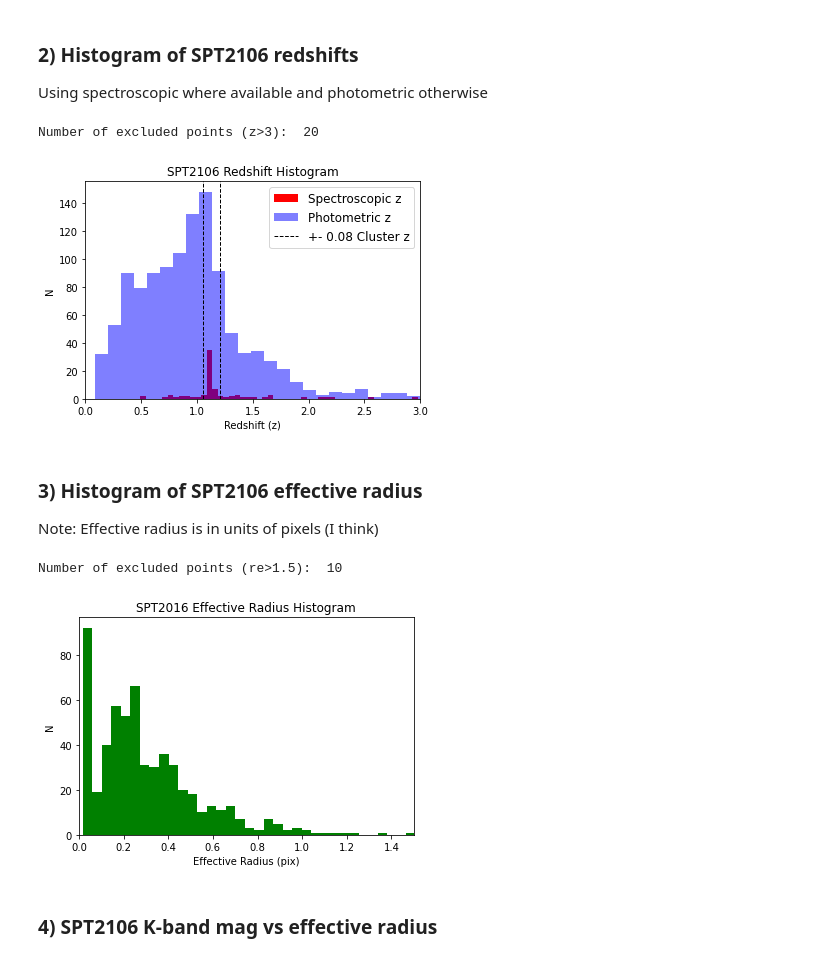
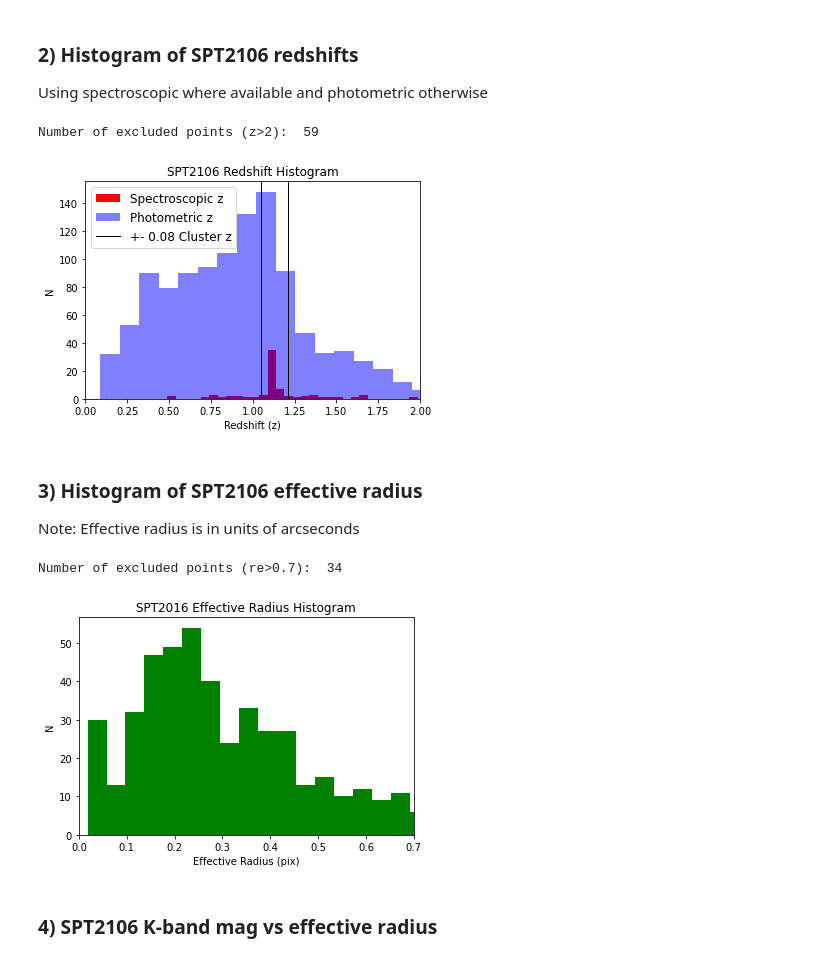
Before and after one commit to charrbit/GOGREEN-galaxy-research, a Jupyter notebook: Code/myDataAnalysis.ipynb, the cells around one changed output. Drawn from its saved outputs; the diff is of its cells as text; code cells hidden in the pictures.

```diff
--- a/Code/myDataAnalysis.ipynb
+++ b/Code/myDataAnalysis.ipynb
@@ -236,45 +236,46 @@ galSpecZ = phot_table.query('Cluster==@targetCluster and Star==0 and K_flag==0 a
 galPhotZ = phot_table.query('Cluster==@targetCluster and Star==0 and K_flag==0 and totmask==0 and zspec.isnull()')['zphot'].dropna().values
 
 # Information regarding excluded points
-print('Number of excluded points (z>3): ', len(galSpecZ[galSpecZ > 3])+len(galPhotZ[galPhotZ > 3]))
+print('Number of excluded points (z>2): ', len(galSpecZ[galSpecZ > 2])+len(galPhotZ[galPhotZ > 2]))
 
 # Plot the histogram
 fig = plt.figure()
 plt.hist(galSpecZ, bins=50, color='r', label='Spectroscopic z')
 plt.hist(galPhotZ, bins=50, alpha=0.5, color='b', label='Photometric z')
 plt.title('SPT2106 Redshift Histogram')
-plt.axvline(clusterZ+0.08, c='k', linestyle='dashed', linewidth=1, label='+- 0.08 Cluster z')
-plt.axvline(clusterZ-0.08, c='k', linestyle='dashed', linewidth=1,)
+plt.axvline(clusterZ+0.08, c='k', linewidth=1, label='+- 0.08 Cluster z')
+plt.axvline(clusterZ-0.08, c='k', linewidth=1,)
 plt.xlabel('Redshift (z)')
-plt.xlim(0,3)
+plt.xlim(0,2)
 plt.ylabel('N')
 plt.legend(fontsize='large')
 plt.show()
 # %% [output]
-Number of excluded points (z>3):  20
+Number of excluded points (z>2):  59
-[figure, old version]
+[figure, new version]
 # %% [markdown]
 ### 3) Histogram of SPT2106 effective radius
-Note: Effective radius is in units of pixels (I think)
+Note: Effective radius is in units of arcseconds
 # %%
 ## GET SPT2106 GALAXY EFFECTIVE RADIUS DATA
 
-galaxyRE = structMatchSPT2106_table.re[structMatchSPT2106_table.re > 0].values
+## look at images for reasons why there are so many in the 0 bin. Are these stars?
+galaxyRE = structMatchSPT2106_table.query('re > 0 and (0 < n < 6) and Fit_flag==3')['re']
 
 # Information regarding excluded points
-print('Number of excluded points (re>1.5): ', len(galaxyRE[galaxyRE > 1.5]))
+print('Number of excluded points (re>0.7): ', len(galaxyRE[galaxyRE > 0.7]))
 
 # Plot the histogram
 fig = plt.figure()
-plt.hist(galaxyRE, bins=75, color='g')
+plt.hist(galaxyRE.values, bins=75, color='g')
 plt.title('SPT2016 Effective Radius Histogram')
 plt.xlabel('Effective Radius (pix)')
-plt.xlim(0,1.5)
+plt.xlim(0,0.7)
 plt.ylabel('N')
 plt.show()
 # %% [output]
-Number of excluded points (re>1.5):  10
+Number of excluded points (re>0.7):  34
-[figure, old version]
+[figure, new version]
 # %% [markdown]
 ### 4) SPT2106 K-band mag vs effective radius
 # %%
```
Also changed, not shown: parts of 5 cells of this notebook, 2 other files.
